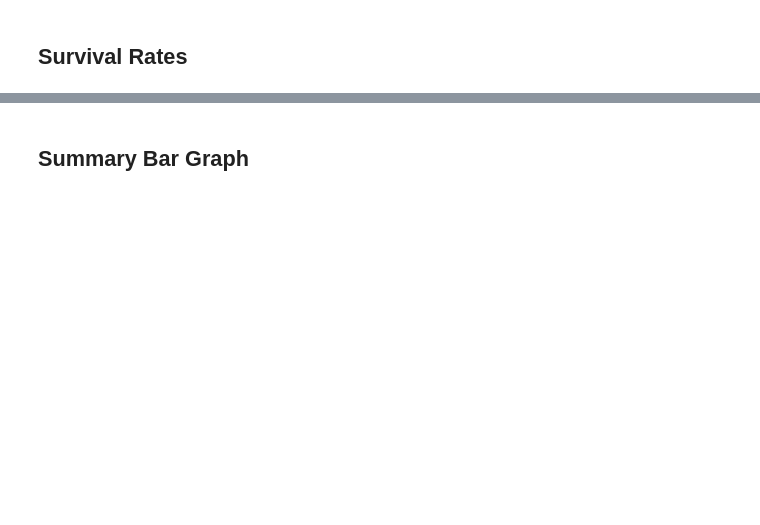
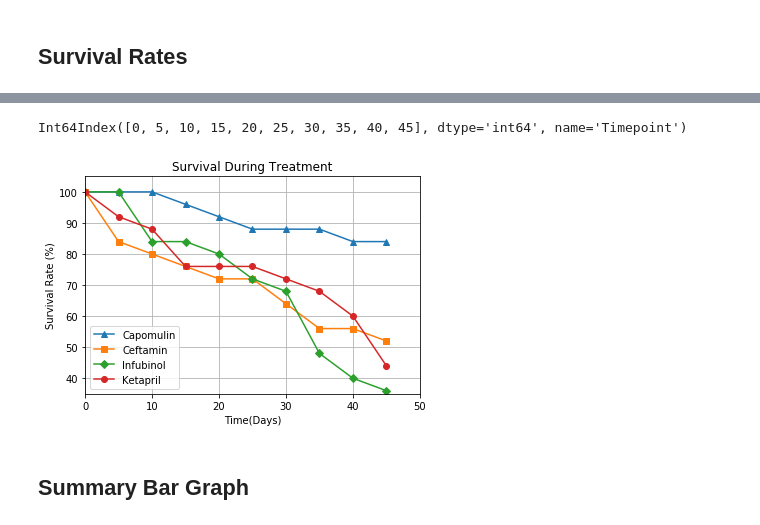
Before and after one commit to tasvora/homework, a Jupyter notebook: Week5_Matplotlib/Pymaceuticals/pymaceuticals_starter.ipynb, the cells around one changed output, grey strips where cells are left out. Drawn from its saved outputs; the diff is of its cells as text; code cells hidden in the pictures; blank space fills up the shorter version.

```diff
--- a/Week5_Matplotlib/Pymaceuticals/pymaceuticals_starter.ipynb
+++ b/Week5_Matplotlib/Pymaceuticals/pymaceuticals_starter.ipynb
@@ -217,4 +244,7 @@ plt.legend(loc='lower right')
 # %%
 # Minor Data Munging to Re-Format the Data Frames
+#mice_survival_count_df = mice_survival_count_df.pivot(index="Timepoint", columns="Drug", values="Mouse Count")
+mice_survival_count_df = mice_survival_count_df.pivot(index="Timepoint", columns="Drug", values="Survival")
 
 # Preview the Data Frame
+mice_survival_count_df
@@ -228,2 +264,40 @@ plt.show()
+# %%
+timepoints = mice_survival_count_df.index
+mice_survival_Capomulin = mice_survival_count_df.iloc[0:,0]
+
+mice_survival_Ceftamin = mice_survival_count_df.iloc[0:,1]
+
+mice_survival_Infubinol = mice_survival_count_df.iloc[0:,2]
+
+mice_survival_Ketapril = mice_survival_count_df.iloc[0:,3]
+
+len(timepoints)
+len(mice_survival_Capomulin)
+timepoints
+# %% [output]
+Int64Index([0, 5, 10, 15, 20, 25, 30, 35, 40, 45], dtype='int64', name='Timepoint')
+# %%
+# Generate the Plot (Accounting for percentages)
+fig = plt.figure()
+#plt.figure(figsize=(5,5))
+plt.plot(timepoints, mice_survival_Capomulin, marker="^",label='Capomulin')
+plt.plot(timepoints, mice_survival_Ceftamin, marker="s",label='Ceftamin')
+plt.plot(timepoints, mice_survival_Infubinol, marker="D",label='Infubinol')
+plt.plot(timepoints, mice_survival_Ketapril, marker="o",label='Ketapril')
+
+plt.xlim(0,50)
+plt.ylim(35,105)
+# Save the Figure
+plt.title("Survival During Treatment")
+plt.xlabel("Time(Days)")
+plt.ylabel("Survival Rate (%)")
+
+plt.legend(loc='best')
+plt.grid()
+
+# Show the Figure
+plt.show()
+# %% [output]
+[figure, added]
 # %% [markdown]
 ## Summary Bar Graph
```
Also changed, not shown: parts of 21 cells of this notebook.
